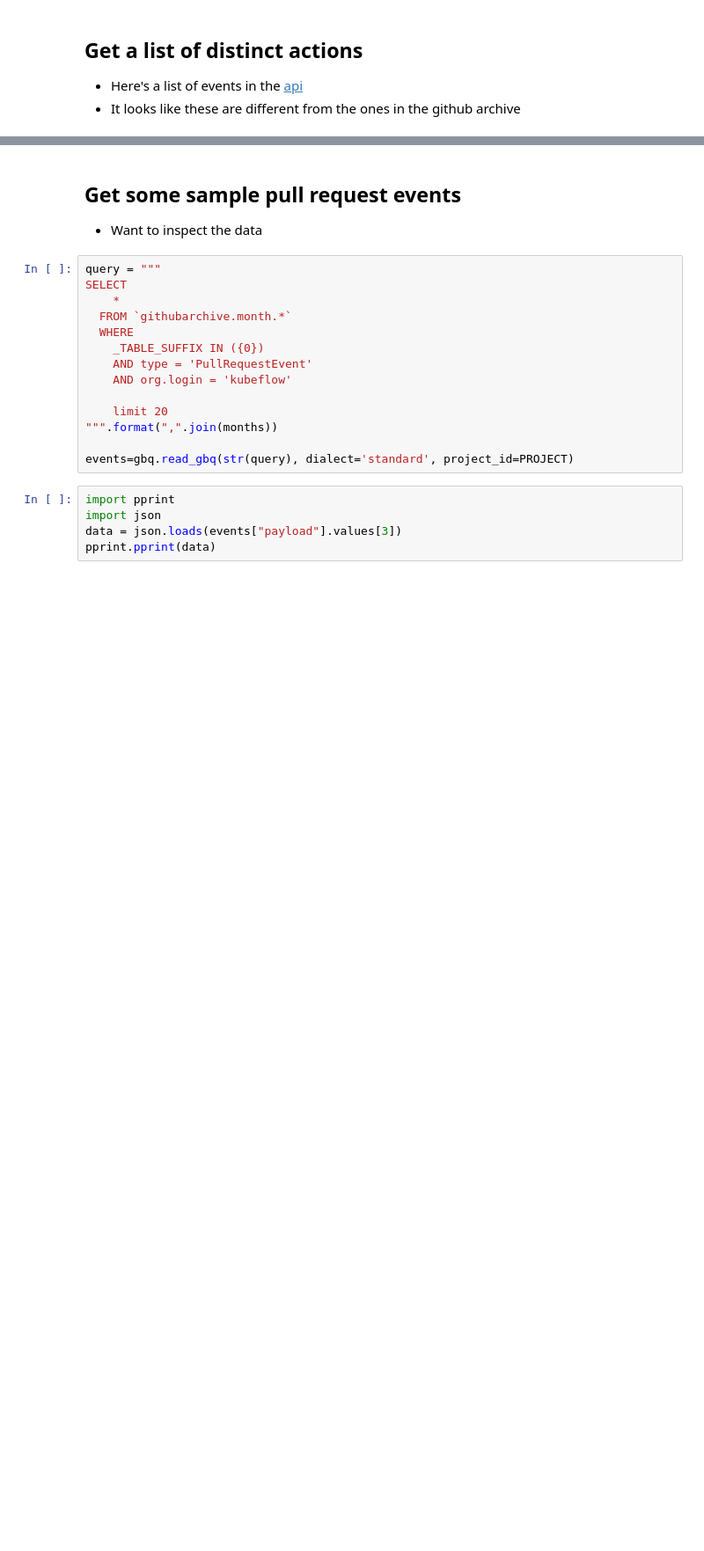
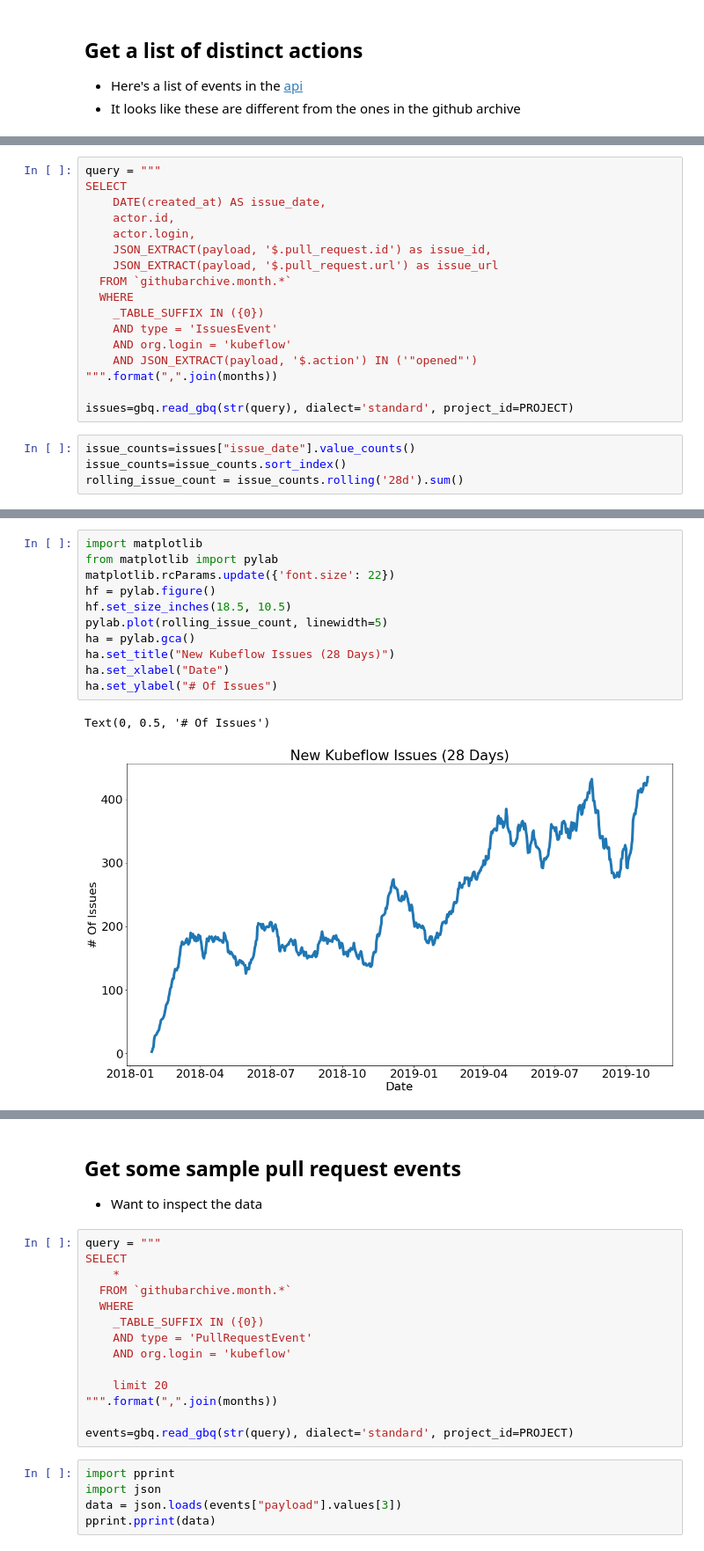
Before and after one commit to kubeflow/community, a Jupyter notebook: scripts/github_stats.ipynb, the cells around one changed output, grey strips where cells are left out. Shown at 88% size. Saved outputs shown, nothing was run; the diff lists cells and outputs as text; blank space fills up the shorter version.

Commit message:
Add a plot about new issues last 28 days.

```diff
--- a/scripts/github_stats.ipynb
+++ b/scripts/github_stats.ipynb
@@ -204,0 +215,21 @@ actions=gbq.read_gbq(str(query), dialect='standard', project_id=PROJECT)
+# %%
+query = """
+SELECT
+    DATE(created_at) AS issue_date,
+    actor.id,
+    actor.login,
+    JSON_EXTRACT(payload, '$.pull_request.id') as issue_id,
+    JSON_EXTRACT(payload, '$.pull_request.url') as issue_url
+  FROM `githubarchive.month.*`
+  WHERE
+    _TABLE_SUFFIX IN ({0})
+    AND type = 'IssuesEvent'
+    AND org.login = 'kubeflow'
+    AND JSON_EXTRACT(payload, '$.action') IN ('"opened"')
+""".format(",".join(months))
+
+issues=gbq.read_gbq(str(query), dialect='standard', project_id=PROJECT)
+# %%
+issue_counts=issues["issue_date"].value_counts()
+issue_counts=issue_counts.sort_index()
+rolling_issue_count = issue_counts.rolling('28d').sum()
@@ -204,0 +240,14 @@ actions=gbq.read_gbq(str(query), dialect='standard', project_id=PROJECT)
+# %%
+import matplotlib
+from matplotlib import pylab
+matplotlib.rcParams.update({'font.size': 22})
+hf = pylab.figure()
+hf.set_size_inches(18.5, 10.5)
+pylab.plot(rolling_issue_count, linewidth=5)
+ha = pylab.gca()
+ha.set_title("New Kubeflow Issues (28 Days)")
+ha.set_xlabel("Date")
+ha.set_ylabel("# Of Issues")
+# %% [output]
+Text(0, 0.5, '# Of Issues')
+[figure, added]
```
Also changed, not shown: parts of 15 cells of this notebook, 1 other file.
